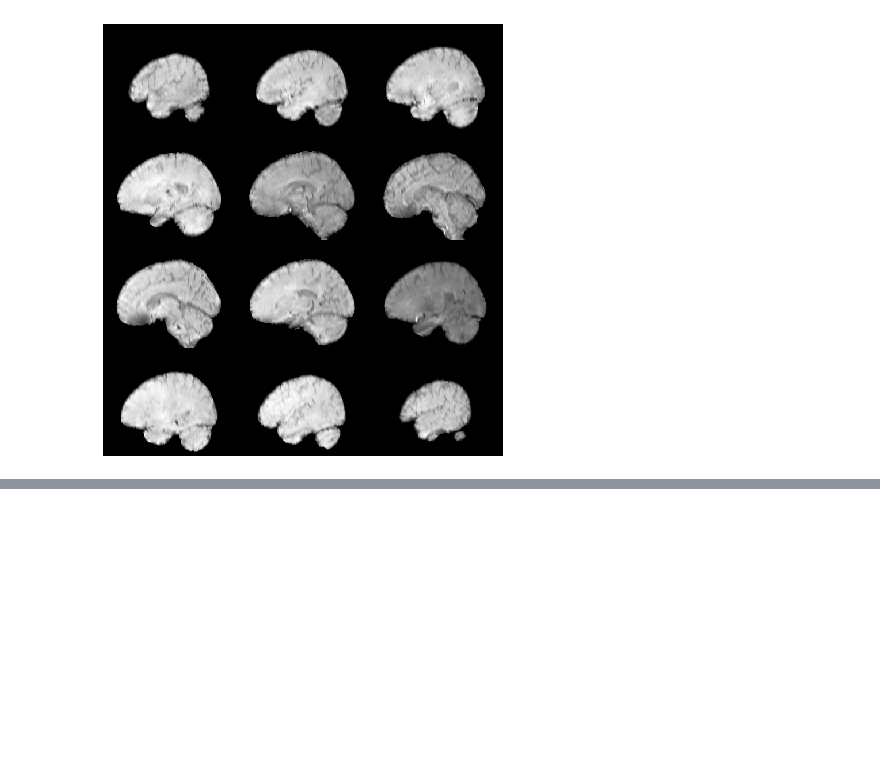
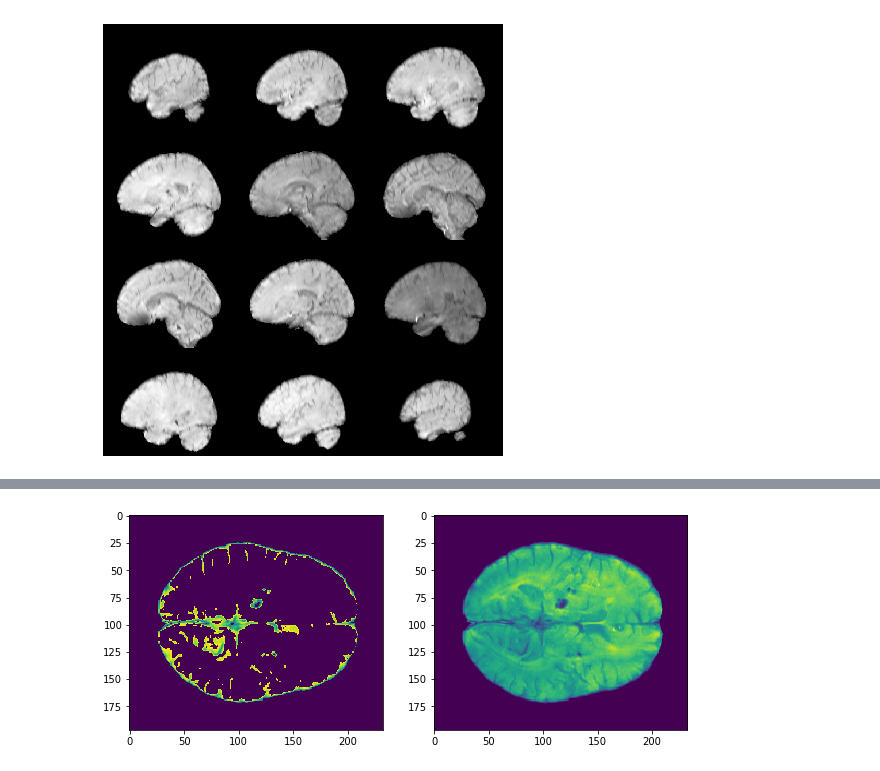
Before and after one commit to ZAKAUDD/pfca, a Jupyter notebook: processing_algorithm.ipynb, the cells around one changed output, grey strips where cells are left out. Drawn from its saved outputs; the diff is of its cells as text; code cells hidden in the pictures; blank space fills up the shorter version.

```diff
--- a/processing_algorithm.ipynb
+++ b/processing_algorithm.ipynb
@@ -148,0 +214,9 @@ p2_mni.plot()
+# %%
+figure(figsize = (10,12))
+subplot(2,2,1)
+imshow(p2_masked[:,:,79])
+subplot(2,2,2)
+imshow(p2_arr[:,:,79])
+show()
+# %% [output]
+[figure, added]
```
Also changed, not shown: parts of 15 cells of this notebook.
